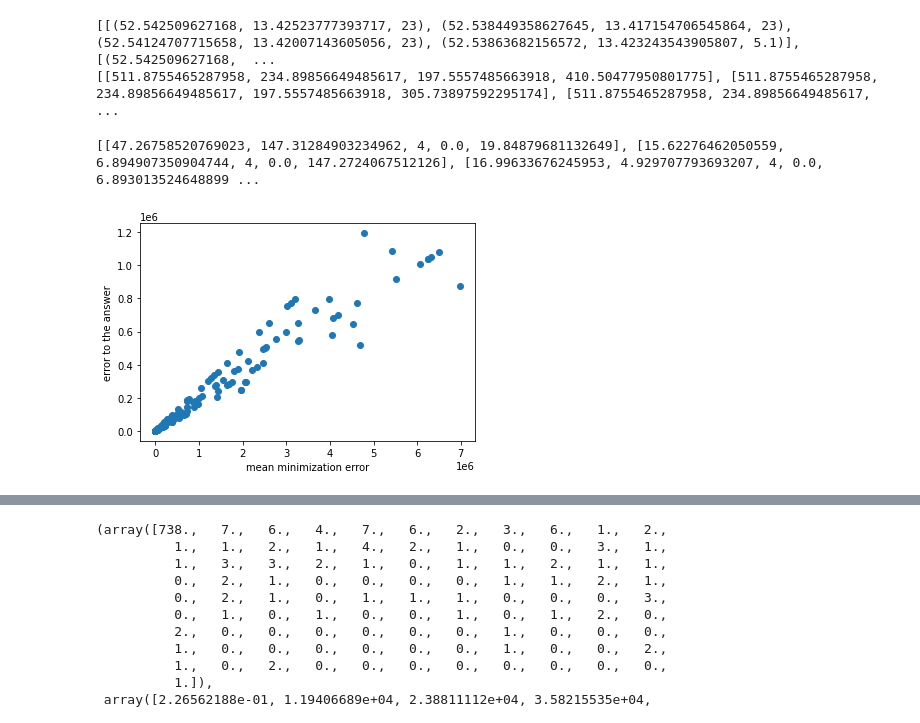
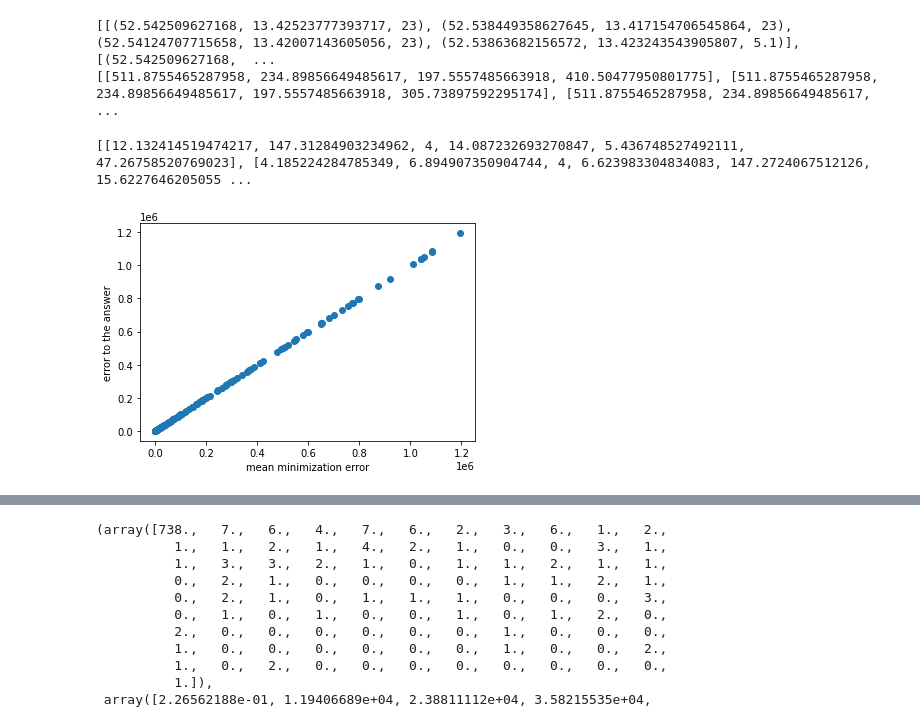
Before and after one commit to kazuyahirotsu/LoRaPos, a Jupyter notebook: simulation/flora_simulation/scripts/multilateration_omnet_altitude_constraints_huberloss.ipynb, the cells around one changed output, grey strips where cells are left out. Saved outputs shown, nothing was run; the diff lists cells and outputs as text; code cells hidden in the pictures.

```diff
--- a/simulation/flora_simulation/scripts/multilateration_omnet_altitude_constraints_huberloss.ipynb
+++ b/simulation/flora_simulation/scripts/multilateration_omnet_altitude_constraints_huberloss.ipynb
@@ -54,6 +54,7 @@ print(d)
 # multilateration program
 
 errors_array = []
+loss_array = []
 
 R = 6371000 # radius of the earth in meters
 
@@ -106,7 +107,8 @@ def error(xyz_receiver, xyz_sources, d):
     errors = distances - d
     large_errors = np.abs(errors) >= delta
     print('Number of large errors:', np.sum(large_errors))
-    errors_array.append(np.sum(huber_loss(errors)))
+    loss_array.append(np.sum(huber_loss(errors)))
+    errors_array.append(np.sqrt(errors**2))
     return np.sum(huber_loss(errors))
 
 # Constraint function to ensure the estimated location has the same altitude as the wanted location
@@ -178,10 +180,10 @@ plt.show()
 # create a figure for error
 fig = plt.figure()
 
-plt.plot(errors_array)
+plt.plot(loss_array)
 plt.xlabel("steps")
-plt.ylabel("the sum of errors")
-print(errors_array[-1])
+plt.ylabel("loss")
+print(loss_array[-1])
 
 # show the plot
 plt.show()
@@ -256,6 +258,7 @@ print(d_iter)
 from tqdm import tqdm
 
 errors_array = []
+loss_array = []
 
 R = 6371000 # radius of the earth in meters
 
@@ -295,7 +298,8 @@ def error(xyz_receiver, xyz_sources, d):
     errors = distances - d
     large_errors = np.abs(errors) >= delta
     # print('Number of large errors:', np.sum(large_errors))
-    errors_array.append(np.sum(huber_loss(errors)))
+    loss_array.append(np.sum(huber_loss(errors)))
+    errors_array.append(np.sqrt(errors**2))
     return np.sum(huber_loss(errors))
 
 # Constraint function to ensure the estimated location has the same altitude as the wanted location
@@ -331,7 +335,7 @@ for i in tqdm(range(len(d_iter))):
 
     error_answer = np.linalg.norm(to_cartesian(*answer_location)-xyz_receiver_estimated)
     error_answer_2d = np.linalg.norm(np.array(to_cartesian_2d(*answer_location[:2])) - np.array(to_cartesian_2d(*receiver_location_estimated[:2])))
-    error_answer_minimization.append([np.mean(errors_array[-1]), error_answer, len(distance), np.std(errors_array[-1]), error_answer_2d])
+    error_answer_minimization.append([np.mean(errors_array[-1]), error_answer, len(distance), np.std(errors_array[-1]), error_answer_2d, loss_array[-1]])
 
     # Convert the estimated Cartesian coordinates of the receiver back to GPS coordinates
     receiver_location_estimated = to_gps(*xyz_receiver_estimated)
@@ -348,35 +352,35 @@ plt.xlabel("mean minimization error")
 plt.ylabel("error to the answer")
 plt.show()
 
 import folium
 
 # Plot the sources and the estimated location of the receiver on a 2D map
 m = folium.Map(location=receiver_location_estimated[:2], zoom_start=18, max_zoom=20)
 
 # Plot the sources
 for i in range(len(source_locations)):
     folium.Marker(location=source_locations[i][:2]).add_to(m)
 
 for i in range(len(receiver_locations_estimated)):
 # Plot the estimated location of the receiver
     folium.Marker(location=receiver_locations_estimated[i][:2], icon=folium.Icon(color='purple'), tooltip=f'Point {i}').add_to(m)
 
 # answer
 folium.Marker(location=answer_location[:2], icon=folium.Icon(color='green')).add_to(m)
 
 # Plot circles representing the distance from each source
 for i in range(len(source_locations)):
     # Calculate the radius of the circle in meters
     radius = d[i]
     # Get the location of the source
     source_location = source_locations[i][:2]
     # Draw the circle on the map
     folium.Circle(location=source_location, radius=radius, color='red', fill=False).add_to(m)
 
 m
 # %% [output]
-[[47.26758520769023, 147.31284903234962, 4, 0.0, 19.84879681132649], [15.62276462050559, 6.894907350904744, 4, 0.0, 147.2724067512126], [16.99633676245953, 4.929707793693207, 4, 0.0, 6.893013524648899 ...
+[[12.132414519474217, 147.31284903234962, 4, 14.087232693270847, 5.436748527492111, 47.26758520769023], [4.185224284785349, 6.894907350904744, 4, 6.623983304834083, 147.2724067512126, 15.6227646205055 ...
-[figure, old version]
+[figure, new version]
 [interactive output not drawn]
 # %%
 # visualization of multilateration with every pattern
```
Also changed, not shown: parts of 4 cells of this notebook, 5 other files.
